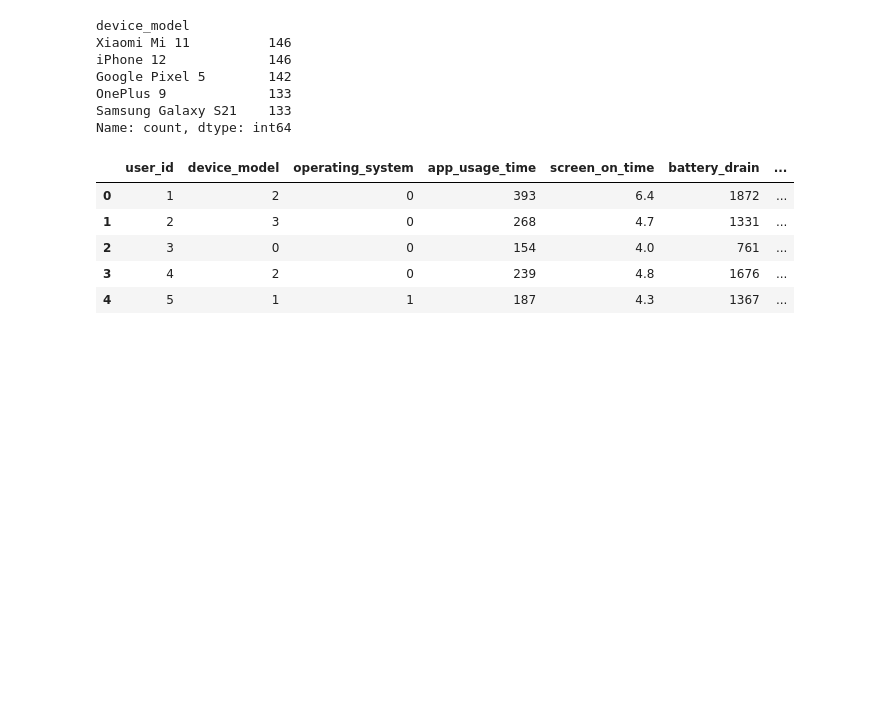
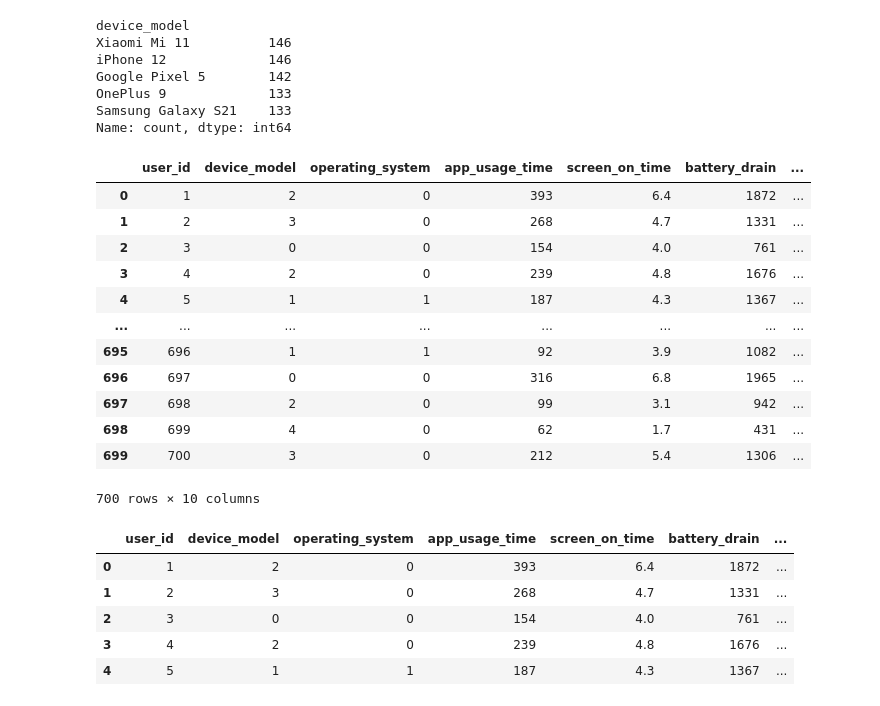
Before and after one commit to Saipranith05/Mobile_Prediction, a Jupyter notebook: app.ipynb, the cells around one changed output. Drawn from its saved outputs; the diff is of its cells as text; code cells hidden in the pictures; blank space fills up the shorter version.

```diff
--- a/app.ipynb
+++ b/app.ipynb
@@ -87,7 +87,21 @@ df["operating_system"] = df["operating_system"].map(d2)
 d3 = {"Male":0, "Female":1}
 df["gender"] = df["gender"].map(d3)
 # %%
-df.drop(columns=["user_behavior_class"], inplace=True)
+df.drop(columns=["user_behavior_class"])
+# %% [output]
+|  | user_id | device_model | operating_system | app_usage_time | screen_on_time | battery_drain | ... |
+| 0 | 1 | 2 | 0 | 393 | 6.4 | 1872 | ... |
+| 1 | 2 | 3 | 0 | 268 | 4.7 | 1331 | ... |
+| 2 | 3 | 0 | 0 | 154 | 4.0 | 761 | ... |
+| 3 | 4 | 2 | 0 | 239 | 4.8 | 1676 | ... |
+| 4 | 5 | 1 | 1 | 187 | 4.3 | 1367 | ... |
+| ... | ... | ... | ... | ... | ... | ... | ... |
+| 695 | 696 | 1 | 1 | 92 | 3.9 | 1082 | ... |
+| 696 | 697 | 0 | 0 | 316 | 6.8 | 1965 | ... |
+| 697 | 698 | 2 | 0 | 99 | 3.1 | 942 | ... |
+| 698 | 699 | 4 | 0 | 62 | 1.7 | 431 | ... |
+| 699 | 700 | 3 | 0 | 212 | 5.4 | 1306 | ... |
+700 rows × 10 columns
 # %%
 x = df.drop(columns="gender")
 y = df["gender"]
```
Also changed, not shown: parts of 4 cells of this notebook, 2 other files.
